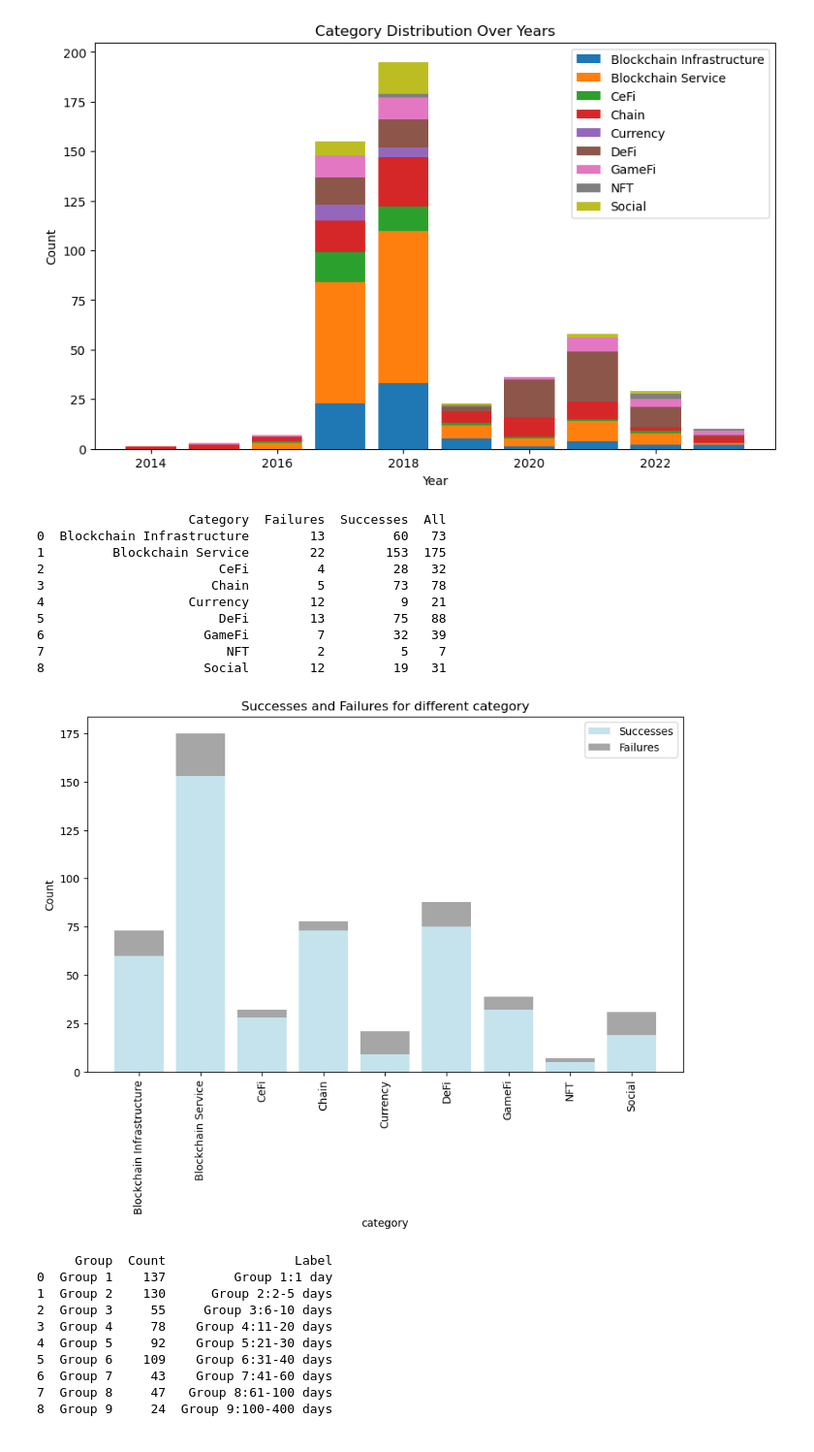
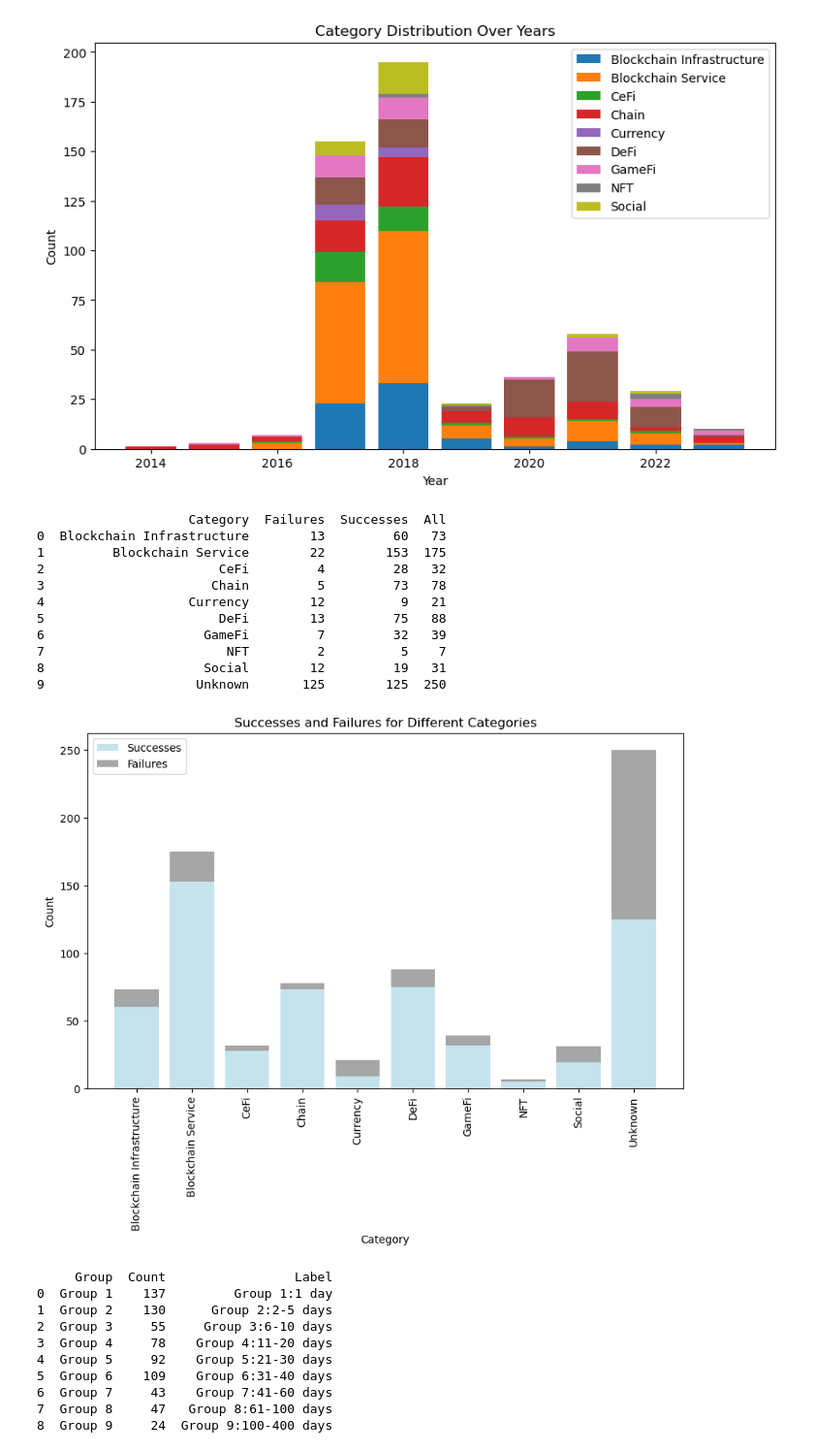
Before and after one commit to MaggieGeGe/ThesisCode, a Jupyter notebook: Code/data_analysis.ipynb, the cells around one changed output. Shown at 97% size. Cells and saved outputs as stored; diff of their text form; code cells hidden in the pictures.

```diff
--- a/Code/data_analysis.ipynb
+++ b/Code/data_analysis.ipynb
@@ -287,49 +295,54 @@ Category    year  Blockchain Infrastructure  Blockchain Service  CeFi  Chain  \
 9                0     1       2    1       0
 [figure]
 # %%
-df_2 = df_venture.loc[:,['Category', 'Success']]
+import pandas as pd
+import matplotlib.pyplot as plt
 
-# Group by year and success, then count the occurrences
+# Assuming df_venture is your DataFrame
+df_2 = df_venture.loc[:, ['Category', 'Success']]
+
+# Fill NaN values in 'Category' column with a placeholder category (e.g., 'Unknown')
+df_2['Category'] = df_2['Category'].fillna('Unknown')
+
+# Group by category and success, then count the occurrences
 grouped_df = df_2.groupby(['Category', 'Success']).size().unstack(fill_value=0)
 
 # Rename the columns for clarity
 grouped_df.columns = ['Failures', 'Successes']
 
-
-
-# Reset the index to make 'year' a regular column
+# Reset the index to make 'Category' a regular column
 grouped_df = grouped_df.reset_index()
-grouped_df['All'] = grouped_df['Successes']+grouped_df['Failures']
+grouped_df['All'] = grouped_df['Successes'] + grouped_df['Failures']
 
 # Display the result
 print(grouped_df)
 
 # Plot the data
 plt.figure(figsize=(10, 6))
 
 plt.bar(grouped_df['Category'], grouped_df['Successes'], label='Successes', color='lightblue', alpha=0.7)
 plt.bar(grouped_df['Category'], grouped_df['Failures'], bottom=grouped_df['Successes'], label='Failures', color='grey', alpha=0.7)
 
-plt.xlabel('category')
+plt.xlabel('Category')
 plt.ylabel('Count')
-plt.title('Successes and Failures for different category')
+plt.title('Successes and Failures for Different Categories')
 plt.xticks(rotation=90)
-
 
 plt.legend()
 plt.show()
 # %% [output]
                     Category  Failures  Successes  All
 0  Blockchain Infrastructure        13         60   73
 1         Blockchain Service        22        153  175
 2                       CeFi         4         28   32
 3                      Chain         5         73   78
 4                   Currency        12          9   21
 5                       DeFi        13         75   88
 6                     GameFi         7         32   39
 7                        NFT         2          5    7
 8                     Social        12         19   31
+9                    Unknown       125        125  250
-[figure, old version]
+[figure, new version]
 # %%
 # Define bin edges
 bins = [0, 1, 5, 10, 20, 30, 40, 60, 100, 400]
```
Also changed, not shown: parts of 7 cells of this notebook, 1 other file.
